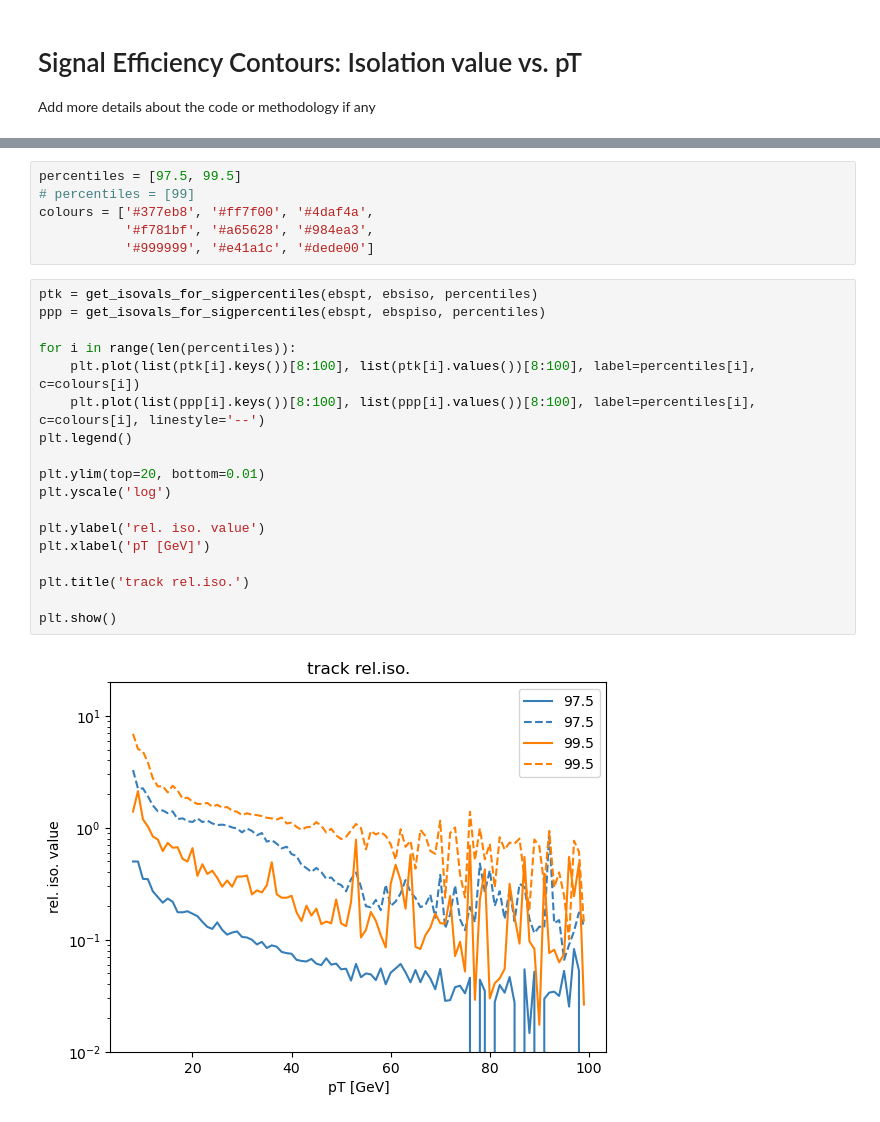
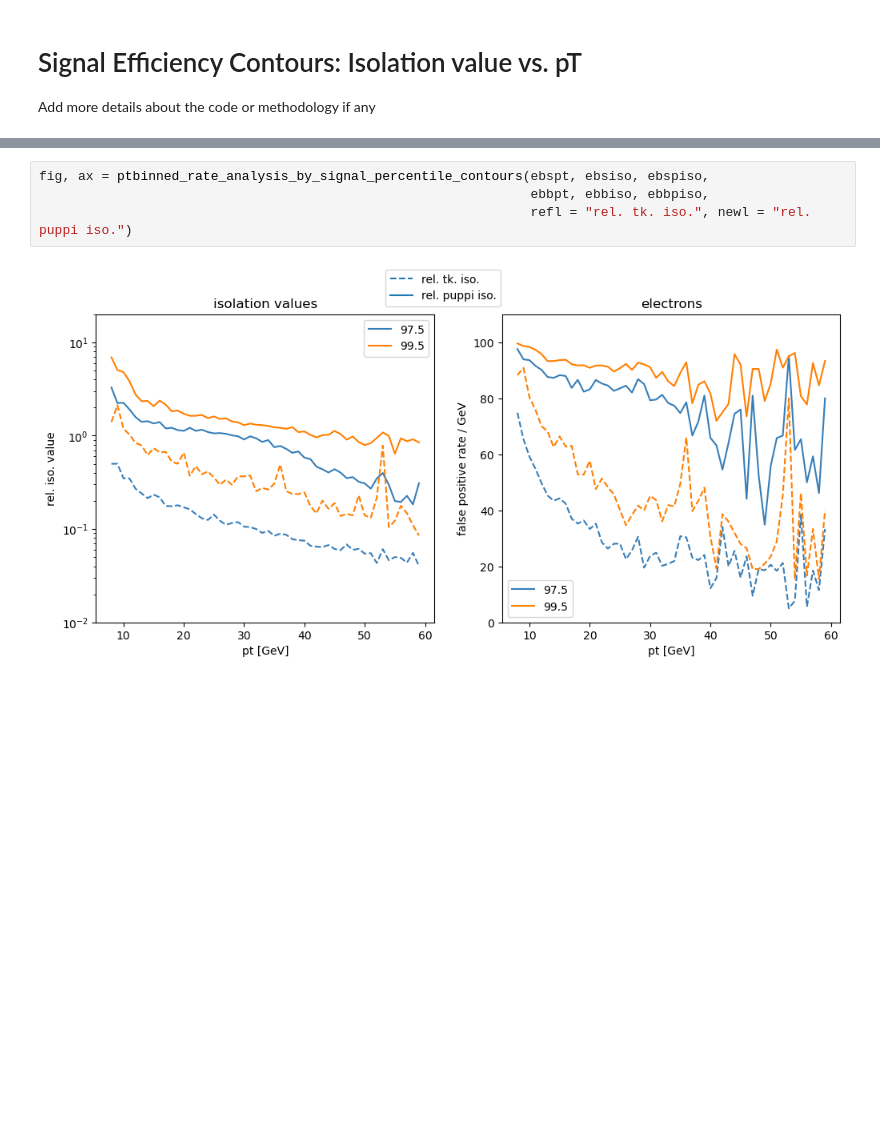
Before and after one commit to arsahasransu/asahasra-flat-table-analyser, a Jupyter notebook: make_roc_and_rate.ipynb, the cells around one changed output, grey strips where cells are left out. Cells and saved outputs as stored; diff of their text form; blank space fills up the shorter version.

```diff
--- a/make_roc_and_rate.ipynb
+++ b/make_roc_and_rate.ipynb
@@ -544,26 +577,6 @@ def get_fpr_by_sigpercentiles(pts, isos, sig_percentiles, *,
 # %%
-percentiles = [97.5, 99.5]
-# percentiles = [99]
-colours = ['#377eb8', '#ff7f00', '#4daf4a',
-           '#f781bf', '#a65628', '#984ea3',
-           '#999999', '#e41a1c', '#dede00']
+fig, ax = ptbinned_rate_analysis_by_signal_percentile_contours(ebspt, ebsiso, ebspiso,
+                                                               ebbpt, ebbiso, ebbpiso,
+                                                               refl = "rel. tk. iso.", newl = "rel. puppi iso.")
+# %% [output]
+[figure, added]
-# %%
-ptk = get_isovals_for_sigpercentiles(ebspt, ebsiso, percentiles)
-ppp = get_isovals_for_sigpercentiles(ebspt, ebspiso, percentiles)
-
-for i in range(len(percentiles)):
-    plt.plot(list(ptk[i].keys())[8:100], list(ptk[i].values())[8:100], label=percentiles[i], c=colours[i])
-    plt.plot(list(ppp[i].keys())[8:100], list(ppp[i].values())[8:100], label=percentiles[i], c=colours[i], linestyle='--')
-plt.legend()
-
-plt.ylim(top=20, bottom=0.01)
-plt.yscale('log')
-
-plt.ylabel('rel. iso. value')
-plt.xlabel('pT [GeV]')
-
-plt.title('track rel.iso.')
-
-plt.show()
-# %% [output]
-[figure, removed]
```
Also changed, not shown: parts of 10 cells of this notebook, 7 other files.
